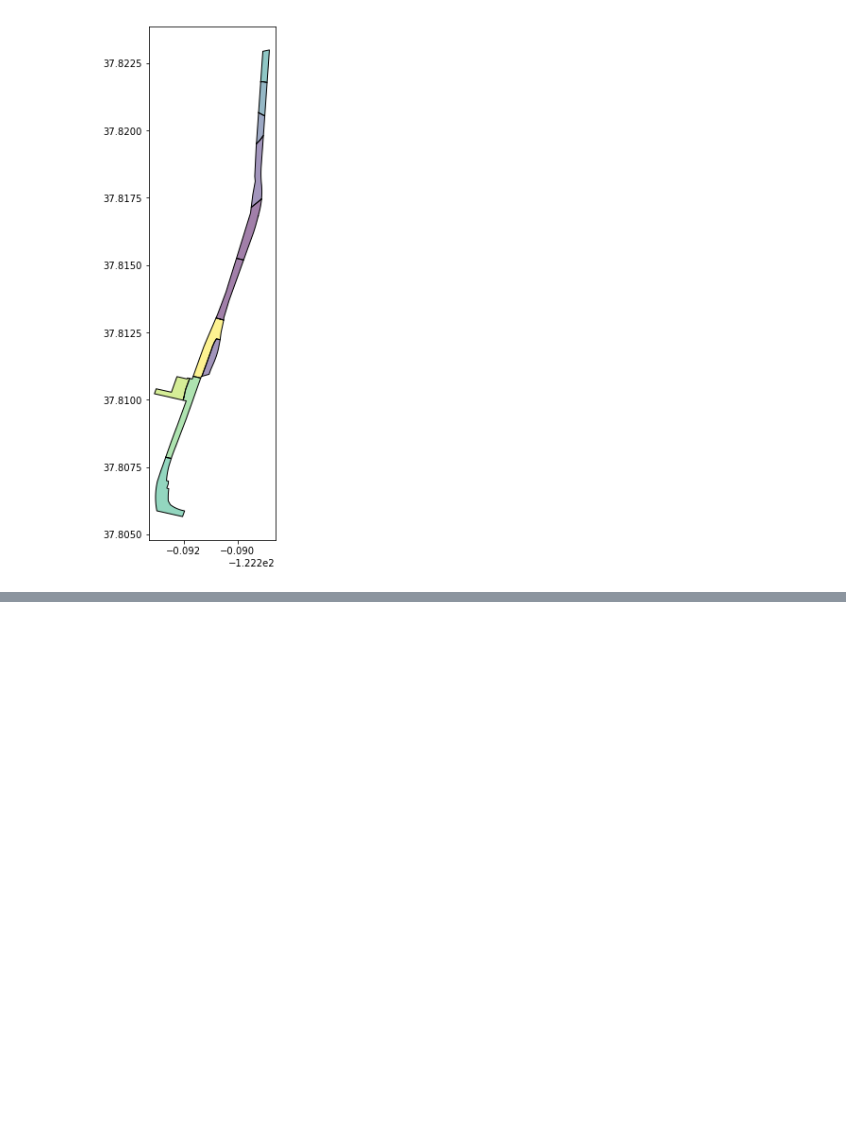
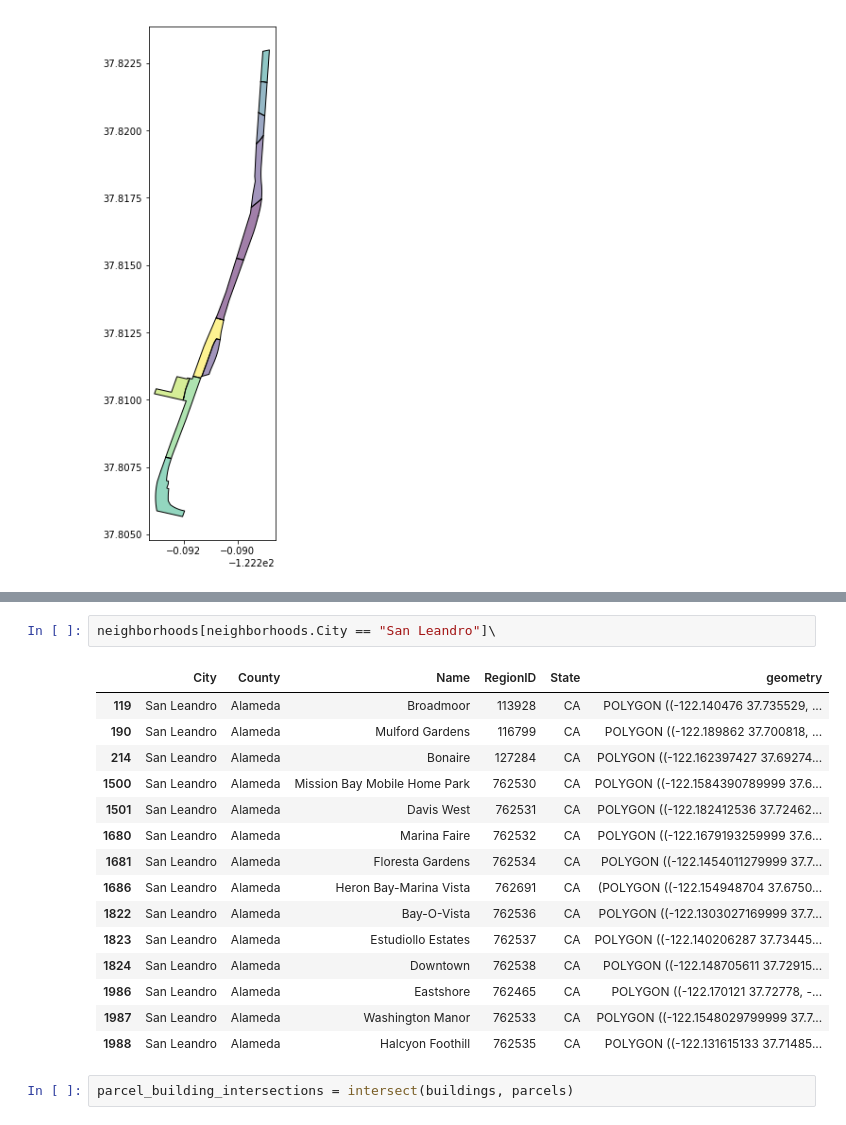
Before and after one commit to mkreilly/cutting_board, a Jupyter notebook: Parcel splits.ipynb, the cells around one changed output, grey strips where cells are left out. Cells and saved outputs as stored; diff of their text form; blank space fills up the shorter version.

```diff
--- a/Parcel splits.ipynb
+++ b/Parcel splits.ipynb
@@ -162,0 +433,20 @@ new_parcels[new_parcels.apn == apns[3]].plot(figsize=(12, 10))
+# %%
+neighborhoods[neighborhoods.City == "San Leandro"]\
+# %% [output]
+|  | City | County | Name | RegionID | State | geometry |
+| 119 | San Leandro | Alameda | Broadmoor | 113928 | CA | POLYGON ((-122.140476 37.735529, ... |
+| 190 | San Leandro | Alameda | Mulford Gardens | 116799 | CA | POLYGON ((-122.189862 37.700818, ... |
+| 214 | San Leandro | Alameda | Bonaire | 127284 | CA | POLYGON ((-122.162397427 37.69274... |
+| 1500 | San Leandro | Alameda | Mission Bay Mobile Home Park | 762530 | CA | POLYGON ((-122.1584390789999 37.6... |
+| 1501 | San Leandro | Alameda | Davis West | 762531 | CA | POLYGON ((-122.182412536 37.72462... |
+| 1680 | San Leandro | Alameda | Marina Faire | 762532 | CA | POLYGON ((-122.1679193259999 37.6... |
+| 1681 | San Leandro | Alameda | Floresta Gardens | 762534 | CA | POLYGON ((-122.1454011279999 37.7... |
+| 1686 | San Leandro | Alameda | Heron Bay-Marina Vista | 762691 | CA | (POLYGON ((-122.154948704 37.6750... |
+| 1822 | San Leandro | Alameda | Bay-O-Vista | 762536 | CA | POLYGON ((-122.1303027169999 37.7... |
+| 1823 | San Leandro | Alameda | Estudiollo Estates | 762537 | CA | POLYGON ((-122.140206287 37.73445... |
+| 1824 | San Leandro | Alameda | Downtown | 762538 | CA | POLYGON ((-122.148705611 37.72915... |
+| 1986 | San Leandro | Alameda | Eastshore | 762465 | CA | POLYGON ((-122.170121 37.72778, -... |
+| 1987 | San Leandro | Alameda | Washington Manor | 762533 | CA | POLYGON ((-122.1548029799999 37.7... |
+| 1988 | San Leandro | Alameda | Halcyon Foothill | 762535 | CA | POLYGON ((-122.131615133 37.71485... |
+# %%
+parcel_building_intersections = intersect(buildings, parcels)
```
Also changed, not shown: parts of 32 cells of this notebook.
